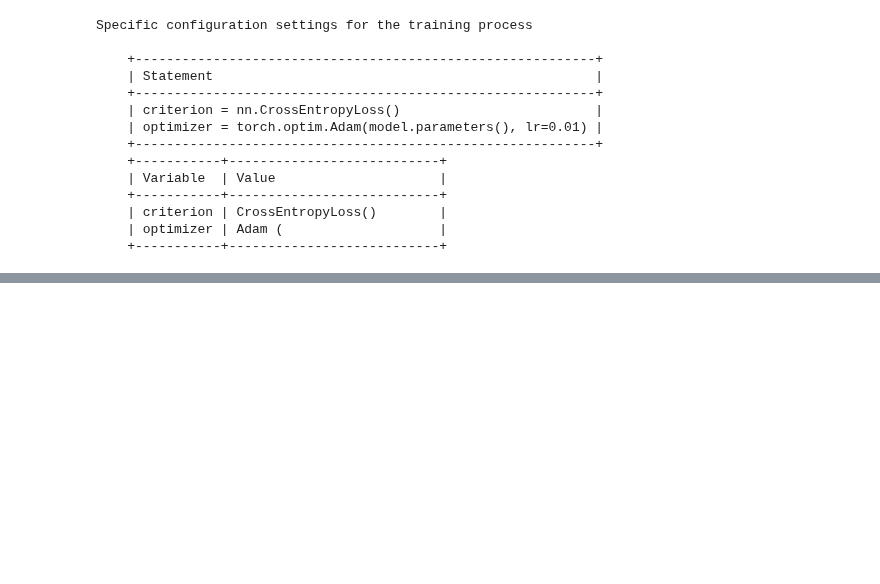
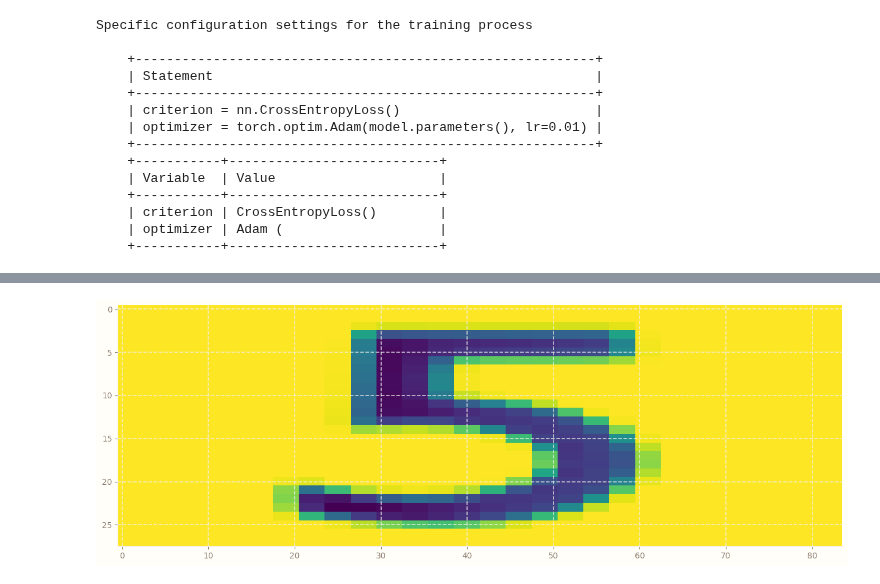
Before and after one commit to RaphaelZH/OpenCV_Program_EN, a Jupyter notebook: PyTorch for Deep Learning and Computer Vision/Notebooks/5 - Image Recognition - PyTorch.ipynb, the cells around one changed output, grey strips where cells are left out. Cells and saved outputs as stored; diff of their text form; code cells hidden in the pictures; blank space fills up the shorter version.

```diff
--- a/PyTorch for Deep Learning and Computer Vision/Notebooks/5 - Image Recognition - PyTorch.ipynb
+++ b/PyTorch for Deep Learning and Computer Vision/Notebooks/5 - Image Recognition - PyTorch.ipynb
@@ -969,0 +1044,6 @@ Web image grabbing
+# %%
+img = transform(img)
+plt.imshow(image_to_scalar_data(img))
+plt.show()
+# %% [output]
+[figure, added]
```
Also changed, not shown: parts of 25 cells of this notebook.
